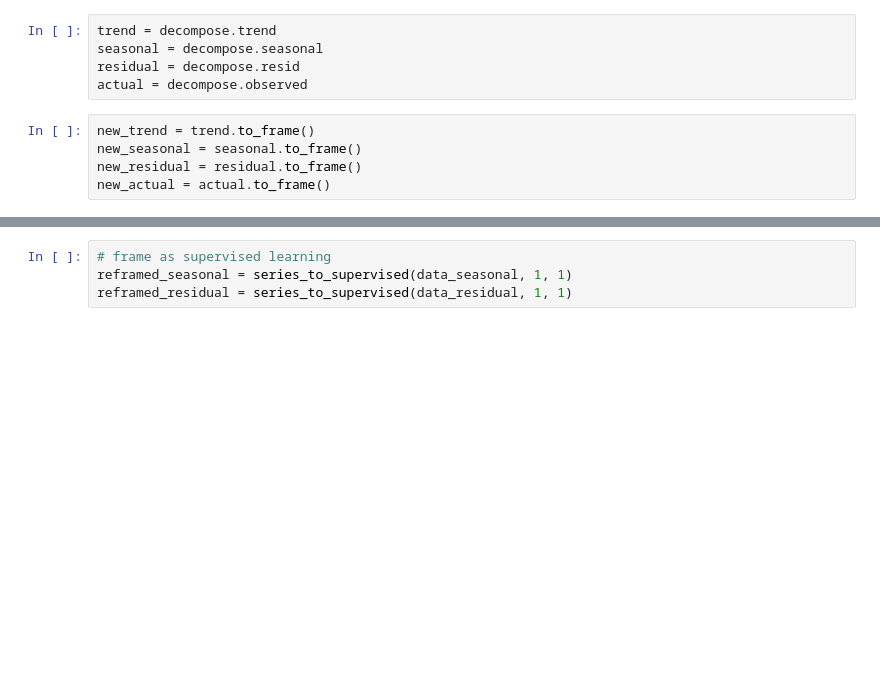
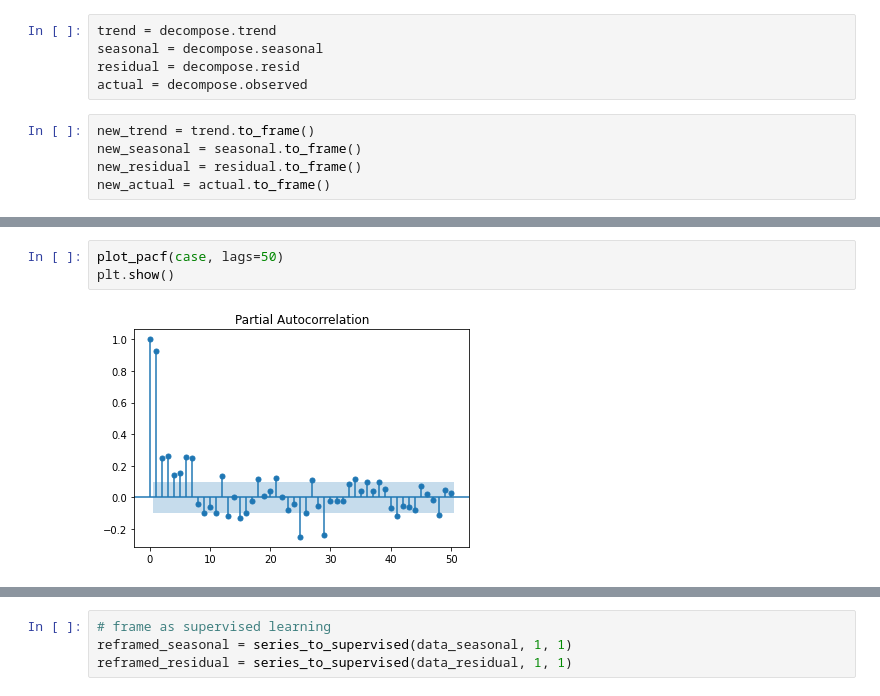
Before and after one commit to ardianzzz666/thesis, a Jupyter notebook: Multi Method + Seasonal Decomposition.ipynb, the cells around one changed output, grey strips where cells are left out. Saved outputs shown, nothing was run; the diff lists cells and outputs as text; blank space fills up the shorter version.

```diff
--- a/Multi Method + Seasonal Decomposition.ipynb
+++ b/Multi Method + Seasonal Decomposition.ipynb
@@ -113,0 +135,5 @@ test_ARIMA = new_trend[412:]
+# %%
+plot_pacf(case, lags=50)
+plt.show()
+# %% [output]
+[figure, added]
```
Also changed, not shown: parts of 26 cells of this notebook.
